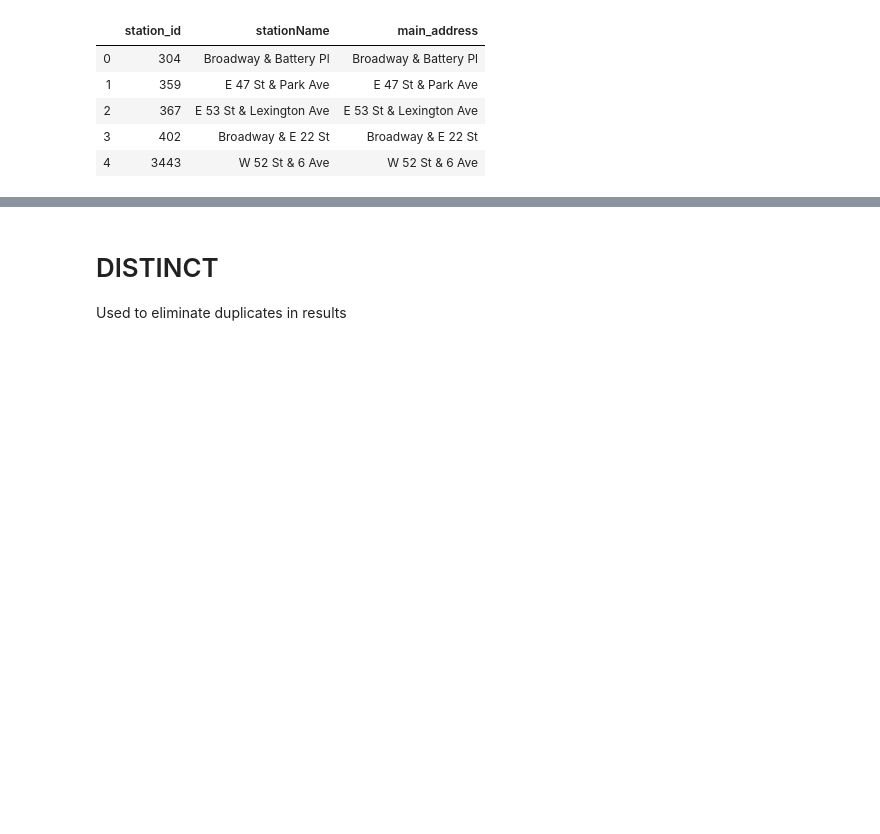
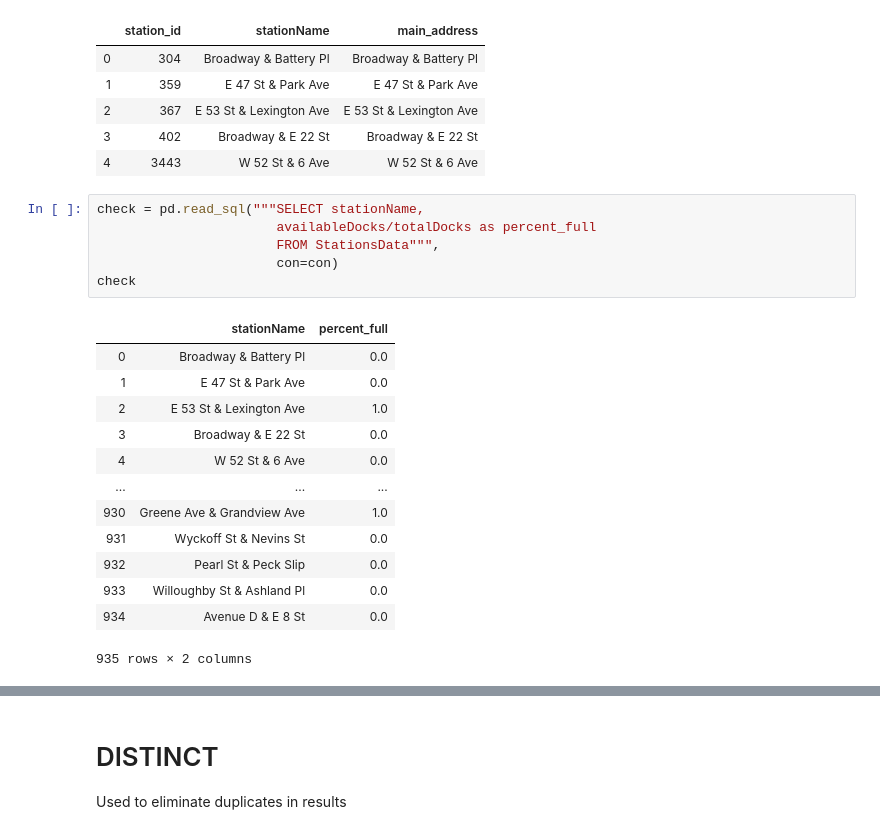
Before and after one commit to asiegman16/NYU-Dealing-With-Data-Spring-2020, a Jupyter notebook: Class 5/Dealing with Data Class 5 Solved.ipynb, the cells around one changed output, grey strips where cells are left out. Drawn from its saved outputs; the diff is of its cells as text; blank space fills up the shorter version.

```diff
--- a/Class 5/Dealing with Data Class 5 Solved.ipynb
+++ b/Class 5/Dealing with Data Class 5 Solved.ipynb
@@ -203,3 +201,23 @@ check
 | 2 | 367 | E 53 St & Lexington Ave | E 53 St & Lexington Ave |
 | 3 | 402 | Broadway & E 22 St | Broadway & E 22 St |
 | 4 | 3443 | W 52 St & 6 Ave | W 52 St & 6 Ave |
+# %%
+check = pd.read_sql("""SELECT stationName,
+                       availableDocks/totalDocks as percent_full
+                       FROM StationsData""",
+                       con=con)
+check
+# %% [output]
+|  | stationName | percent_full |
+| 0 | Broadway & Battery Pl | 0.0 |
+| 1 | E 47 St & Park Ave | 0.0 |
+| 2 | E 53 St & Lexington Ave | 1.0 |
+| 3 | Broadway & E 22 St | 0.0 |
+| 4 | W 52 St & 6 Ave | 0.0 |
+| ... | ... | ... |
+| 930 | Greene Ave & Grandview Ave | 1.0 |
+| 931 | Wyckoff St & Nevins St | 0.0 |
+| 932 | Pearl St & Peck Slip | 0.0 |
+| 933 | Willoughby St & Ashland Pl | 0.0 |
+| 934 | Avenue D & E 8 St | 0.0 |
+935 rows × 2 columns
```
Also changed, not shown: parts of 21 cells of this notebook, 1 other file.
